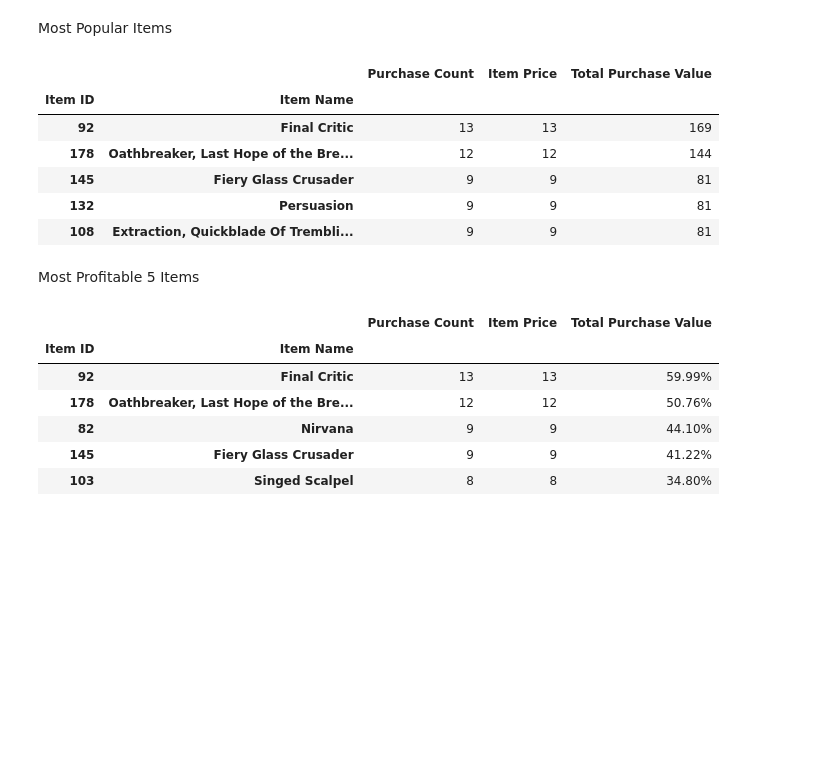
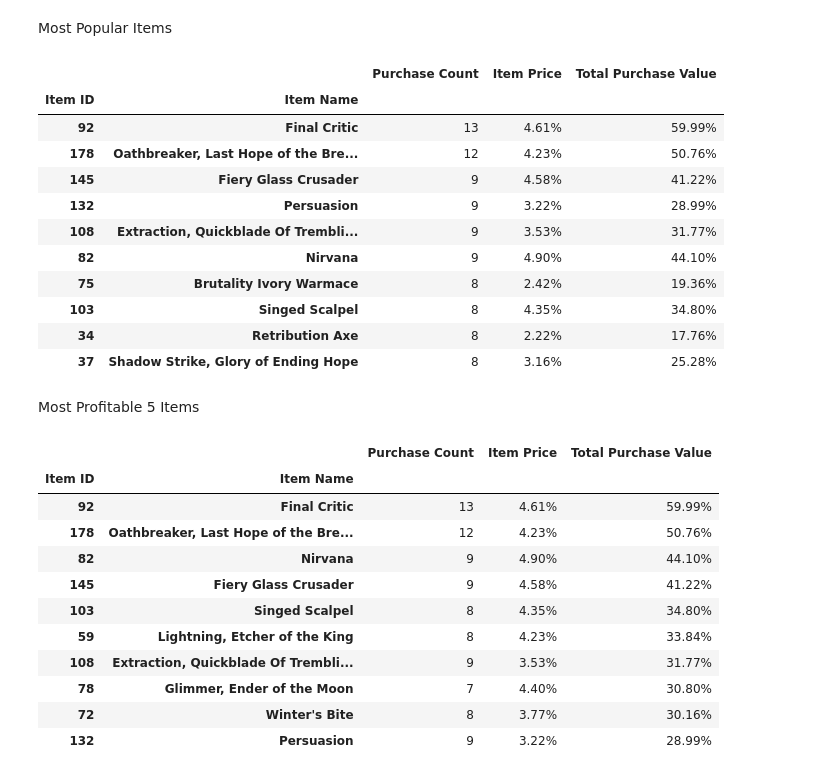
Before and after one commit to jocelyn4112/pandas-challenge, a Jupyter notebook: MainHouse.ipynb, the cells around one changed output. Saved outputs shown, nothing was run; the diff lists cells and outputs as text; code cells hidden in the pictures; blank space fills up the shorter version.

```diff
--- a/MainHouse.ipynb
+++ b/MainHouse.ipynb
@@ -201,36 +205,41 @@ Most Popular Items
 # %%
 #Purchase count
 purchase_count = purchase_df.groupby(["Item ID","Item Name"]).count()["Purchase ID"]
 #item price
-item_price = purchase_df.groupby(["Item ID","Item Name"]).count()["Price"]
+item_price = purchase_df.groupby(["Item ID","Item Name"]).mean()["Price"]
 #Total Purchase Value
 total_pur_value = purchase_count * item_price
 #purchase_df.groupby(["Item ID","Item Name"]).sum()["Price"]
 
 popular_df = pd.DataFrame ({     "Purchase Count":purchase_count,
                                  "Item Price":item_price,
                                  "Total Purchase Value":total_pur_value
                            })
 
 popular_df.style.format({"Purchase Count" : "{:,.2f}",
                         "Item Price": "${:,.2f}",
                          "Total Purchase Value": "${:,.2f}"})
-popular_df.sort_values("Purchase Count", ascending = False).head()
+popular_df.sort_values("Purchase Count", ascending = False).head(10)
 # %% [output]
 |  |  | Purchase Count | Item Price | Total Purchase Value |
 | Item ID | Item Name |  |  |  |
-| 92 | Final Critic | 13 | 13 | 169 |
-| 178 | Oathbreaker, Last Hope of the Bre... | 12 | 12 | 144 |
-| 145 | Fiery Glass Crusader | 9 | 9 | 81 |
-| 132 | Persuasion | 9 | 9 | 81 |
-| 108 | Extraction, Quickblade Of Trembli... | 9 | 9 | 81 |
+| 92 | Final Critic | 13 | 4.61% | 59.99% |
+| 178 | Oathbreaker, Last Hope of the Bre... | 12 | 4.23% | 50.76% |
+| 145 | Fiery Glass Crusader | 9 | 4.58% | 41.22% |
+| 132 | Persuasion | 9 | 3.22% | 28.99% |
+| 108 | Extraction, Quickblade Of Trembli... | 9 | 3.53% | 31.77% |
+| 82 | Nirvana | 9 | 4.90% | 44.10% |
+| 75 | Brutality Ivory Warmace | 8 | 2.42% | 19.36% |
+| 103 | Singed Scalpel | 8 | 4.35% | 34.80% |
+| 34 | Retribution Axe | 8 | 2.22% | 17.76% |
+| 37 | Shadow Strike, Glory of Ending Hope | 8 | 3.16% | 25.28% |
 # %% [markdown]
 Most Profitable 5 Items
 # %%
 
 purchase_count = purchase_df.groupby(["Item ID","Item Name"]).count()["Price"]
 #item price
-item_price = purchase_df.groupby(["Item ID","Item Name"]).count()["Price"]
+item_price = purchase_df.groupby(["Item ID","Item Name"]).mean()["Price"]
 #Total Purchase Value
 total_pur_value = purchase_df.groupby(["Item ID","Item Name"]).sum()["Price"]
 
@@ -242,12 +251,17 @@ profitable_df = pd.DataFrame ({
 profitable_df.style.format({"Purchase Count" : "{:,.2f}",
                               "Item Price": "${:,.2f}",
                              "Total Purchase Value": "${:,.2f}"})
-profitable_df.sort_values("Total Purchase Value", ascending = False).head()
+profitable_df.sort_values("Total Purchase Value", ascending = False).head(10)
 # %% [output]
 |  |  | Purchase Count | Item Price | Total Purchase Value |
 | Item ID | Item Name |  |  |  |
-| 92 | Final Critic | 13 | 13 | 59.99% |
-| 178 | Oathbreaker, Last Hope of the Bre... | 12 | 12 | 50.76% |
-| 82 | Nirvana | 9 | 9 | 44.10% |
-| 145 | Fiery Glass Crusader | 9 | 9 | 41.22% |
-| 103 | Singed Scalpel | 8 | 8 | 34.80% |
+| 92 | Final Critic | 13 | 4.61% | 59.99% |
+| 178 | Oathbreaker, Last Hope of the Bre... | 12 | 4.23% | 50.76% |
+| 82 | Nirvana | 9 | 4.90% | 44.10% |
+| 145 | Fiery Glass Crusader | 9 | 4.58% | 41.22% |
+| 103 | Singed Scalpel | 8 | 4.35% | 34.80% |
+| 59 | Lightning, Etcher of the King | 8 | 4.23% | 33.84% |
+| 108 | Extraction, Quickblade Of Trembli... | 9 | 3.53% | 31.77% |
+| 78 | Glimmer, Ender of the Moon | 7 | 4.40% | 30.80% |
+| 72 | Winter's Bite | 8 | 3.77% | 30.16% |
+| 132 | Persuasion | 9 | 3.22% | 28.99% |
```
Also changed, not shown: parts of 5 cells of this notebook.
